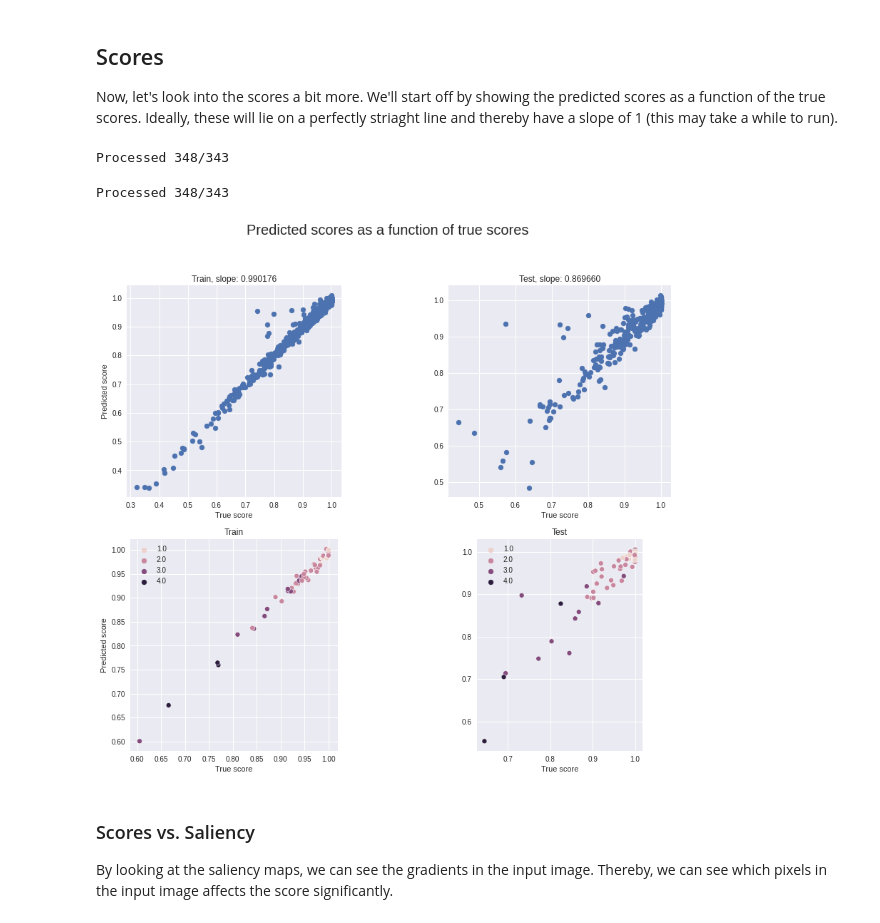
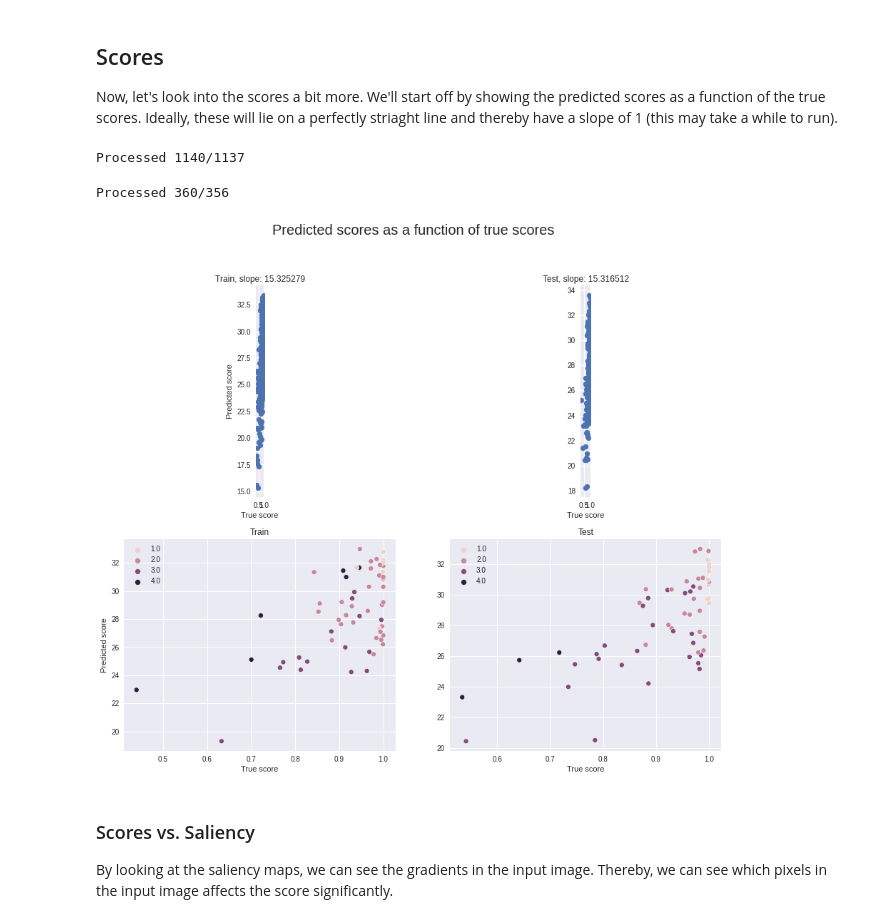
Before and after one commit to ditteblom/OrtKirProject, a Jupyter notebook: analysis.ipynb, the cells around one changed output. Drawn from its saved outputs; the diff is of its cells as text; code cells hidden in the pictures.

```diff
--- a/analysis.ipynb
+++ b/analysis.ipynb
@@ -18,9 +18,9 @@ eps = 10e-16
 # %% [markdown]
 Define model specifications.
 # %%
-#repair_type = "028_cannulated_screws"
+repair_type = "028_cannulated_screws"
 #repair_type = '001_hansson_pin_system'
-repair_type = '029_dynamic_hip_screw'
+#repair_type = '029_dynamic_hip_screw'
 batch_size = 12
 # %% [markdown]
 Next up, we load the train and test data and the trained model.
@@ -35,8 +35,8 @@ elif repair_type == '029_dynamic_hip_screw':
 idx = id_.find('_')
 model_type = id_[:idx]
 size = 224
-act_fun = 'relu'
-alpha = None
+act_fun = 'elu'
+alpha = 1
 
 transform = transforms.Compose([transforms.ToTensor(),
                                     transforms.Resize((size,size)),
@@ -140,7 +140,7 @@ for k, (images, score, assess) in enumerate(train_loader):
     clear_output(wait=True)
     print('Processed {:d}/{:d}'.format((k+1)*batch_size,len(train_loader.dataset)))
 # %% [output]
-Processed 348/343
+Processed 1140/1137
 # %%
 preds_test_all = []
 scores_test_all = []
@@ -155,35 +155,35 @@ for k, (images, score, assess) in enumerate(test_loader):
     clear_output(wait=True)
     print('Processed {:d}/{:d}'.format((k+1)*batch_size,len(test_loader.dataset)))
 # %% [output]
-Processed 348/343
+Processed 360/356
 # %%
 import seaborn as sns
 from scipy.stats import linregress
 
 scores_train_all = np.array(scores_train_all)
 preds_train_all = np.array(preds_train_all).squeeze()
 assess_train_all = np.array(assess_train_all)
 scores_test_all = np.array(scores_test_all)
 preds_test_all = np.array(preds_test_all).squeeze()
 assess_test_all = np.array(assess_test_all)
 
 fig, axs = plt.subplots(2,2, figsize = (15,12))
 
 fig.suptitle('Predicted scores as a function of true scores', fontsize = 20)
 axs[0,0].scatter(x = scores_train_all, y = preds_train_all)
 axs[0,0].set(title = 'Train, slope: {:1f}'.format(linregress(scores_train_all, preds_train_all).slope), xlabel = 'True score', ylabel = 'Predicted score', aspect = 'equal')
 axs[0,1].scatter(x = scores_test_all, y = preds_test_all)
 axs[0,1].set(title = 'Test, slope: {:1f}'.format(linregress(scores_test_all, preds_test_all).slope), xlabel = 'True score', aspect = 'equal')
 sns.scatterplot(x = scores_train_all, y = preds_train_all, hue = assess_train_all, ax = axs[1,0])
-axs[1,0].set(title = 'Train', xlabel = 'True score', ylabel = 'Predicted score', aspect = 'equal')
+axs[1,0].set(title = 'Train', xlabel = 'True score', ylabel = 'Predicted score')#, aspect = 'equal')
 sns.scatterplot(x = scores_test_all, y = preds_test_all, hue = assess_test_all, ax = axs[1,1])
-axs[1,1].set(title = 'Test', xlabel = 'True score', aspect = 'equal')
+axs[1,1].set(title = 'Test', xlabel = 'True score')#, aspect = 'equal')
 
 savename = 'results/' + repair_type + '_scatter.pdf'
 plt.savefig(savename)
 plt.show()
 # %% [output]
-[figure, old version]
+[figure, new version]
 # %% [markdown]
 ### Scores vs. Saliency
 
```
Also changed, not shown: parts of 8 cells of this notebook, 5 other files.
